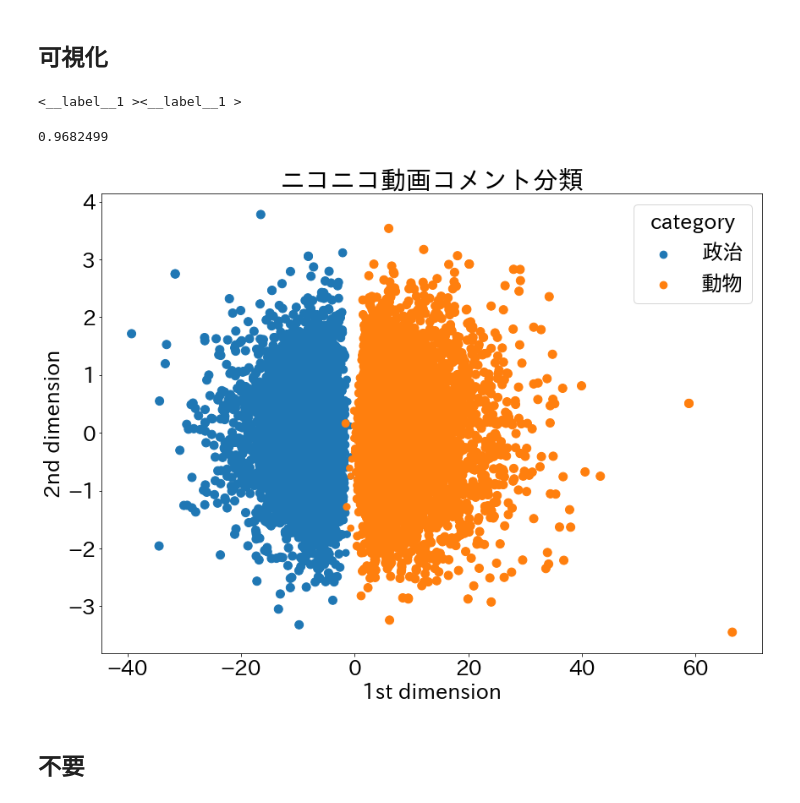
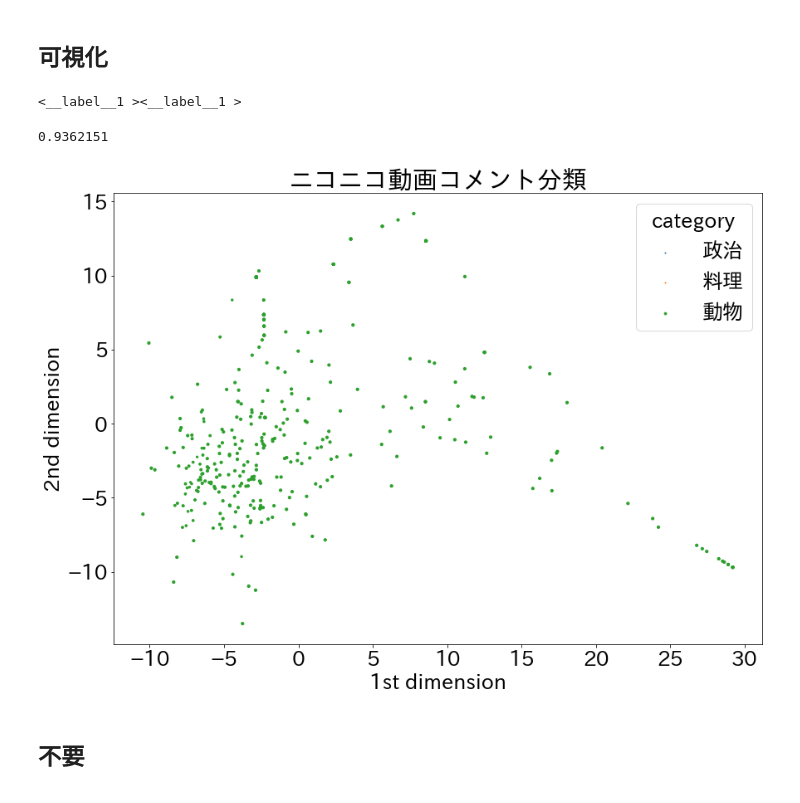
Before and after one commit to Arumat546/nico_cls, a Jupyter notebook: ニコニコFASTTEXT.ipynb, the cells around one changed output. Drawn from its saved outputs; the diff is of its cells as text; code cells hidden in the pictures.

```diff
--- a/ニコニコFASTTEXT.ipynb
+++ b/ニコニコFASTTEXT.ipynb
@@ -97,8 +81,8 @@ with open('testAS.tsv', 'r') as f_in, open('test_fasttext.txt', 'w') as f_out:
 # %% [markdown]
 ## **訓練**
 # %%
-model = ft.train_supervised(input="train_fasttext.txt", epoch=50,loss="hs")
+model = ft.train_supervised(input="TRAINFT.txt", epoch=50,loss="hs")
 #model.save_model("fasttext.model")
 #results = model.test("test_fasttext.txt")
-print("TrainData:", model.test('train_fasttext.txt'))
-print("Valid", model.test('test_fasttext.txt'))
+print("TrainData:", model.test('TRAINFT.txt'))
+print("Valid", model.test('test_ft1.txt'))
@@ -150,7 +131,7 @@ print(ret)
 (('__label__0',), array([0.64758641]))
 # %%
 #validデータを用いた精度確認
-with open("train_fasttext.txt") as f:
+with open("test_ft1.txt") as f:
     l_strip = [s.strip() for s in f.readlines()] # strip()を利用することにより改行文字除去
 
 labels = []
@@ -159,7 +140,7 @@ sizes = []
 count=0
 for t in l_strip:
   if count %2 == 0:
-    labels.append(re.findall('__label__[01] ', t)[0])###################カテゴリ数
+    labels.append(re.findall('__label__[012] ', t)[0])###################カテゴリ数
     texts.append(re.findall(' (.*)', t)[0])
     sizes.append(model.predict(re.findall(' (.*)', t))[1][0][0])
   count += 1
@@ -212,7 +211,7 @@ print("<{}><{}>".format(labels[0], labels[5]))
 cos_sim(vectors[0], vectors[5])
 # %% [output]
 <__label__1 ><__label__1 >
-0.9682499
+0.9362151
 # %%
 #ベクトルを2次元プロット(sizesの数値によって点の大きさが変化)
 x0=[]
@@ -226,9 +225,9 @@ z1=[]
 z2=[]
 
 #正解ラベルごとのベクトル値を格納
-x0, y0, z0 = feature[labels=='__label__0 ', 0], feature[labels=='__label__0 ', 1], sizes[labels=='__label__0 ']*100
-x1, y1, z1 = feature[labels=='__label__1 ', 0], feature[labels=='__label__1 ', 1], sizes[labels=='__label__1 ']*100
-#x2, y2, z2 = feature[labels=='__label__2 ', 0], feature[labels=='__label__2 ', 1], sizes[labels=='__label__2 ']*100
+x0, y0, z0 = feature[labels=='__label__0 ', 0], feature[labels=='__label__0 ', 1], sizes[labels=='__label__0 ']*10
+x1, y1, z1 = feature[labels=='__label__1 ', 0], feature[labels=='__label__1 ', 1], sizes[labels=='__label__1 ']*10
+x2, y2, z2 = feature[labels=='__label__2 ', 0], feature[labels=='__label__2 ', 1], sizes[labels=='__label__2 ']*10
 
 #x2, y2, z2 = feature[labels=='ライフ', 0], feature[labels=='ライフ', 1], sizes[labels=='ライフ']*1000
 #x3, y3, z3 = feature[labels=='国内', 0], feature[labels=='国内', 1], sizes[labels=='国内']*1000
@@ -241,36 +240,36 @@ count=0
 for ftr in feature:
   if labels[count] == '__label__0 ':
     x0.append(ftr[0])
     y0.append(ftr[1])
     z0.append(sizes[count]*100)
   elif labels[count] == '__label__1 ':
     x1.append(ftr[0])
     y1.append(ftr[1])
     z1.append(sizes[count]*100)
   elif labels[count] == '__label__2 ':
     x2.append(ftr[0])
     y2.append(ftr[1])
     z2.append(sizes[count]*100)
   count += 1
 """
 
 plt.figure(figsize=(14, 10))
 plt.rcParams["font.size"]=25
 plt.scatter(x0, y0, label="政治", s=z0)
-plt.scatter(x1, y1, label="動物", s=z1)
-#plt.scatter(x2, y2, label="アイマス", s=z2)
+plt.scatter(x1, y1, label="料理", s=z1)
+plt.scatter(x2, y2, label="動物", s=z2)
 #plt.scatter(x2, y2, label="ライフ", s=z2)
 #plt.scatter(x3, y3, label="国内", s=z3)
 #plt.scatter(x4, y4, label="国際", s=z4)
 #plt.scatter(x5, y5, label="地域", s=z5)
 #plt.scatter(x6, y6, label="経済", s=z6)
 plt.title("ニコニコ動画コメント分類")
 plt.xlabel('1st dimension')
 plt.ylabel('2nd dimension')
 plt.legend(title="category")
 plt.show()
 # %% [output]
-[figure, old version]
+[figure, new version]
 # %% [markdown]
 ## **不要**
 # %%
```
Also changed, not shown: parts of 6 cells of this notebook.
